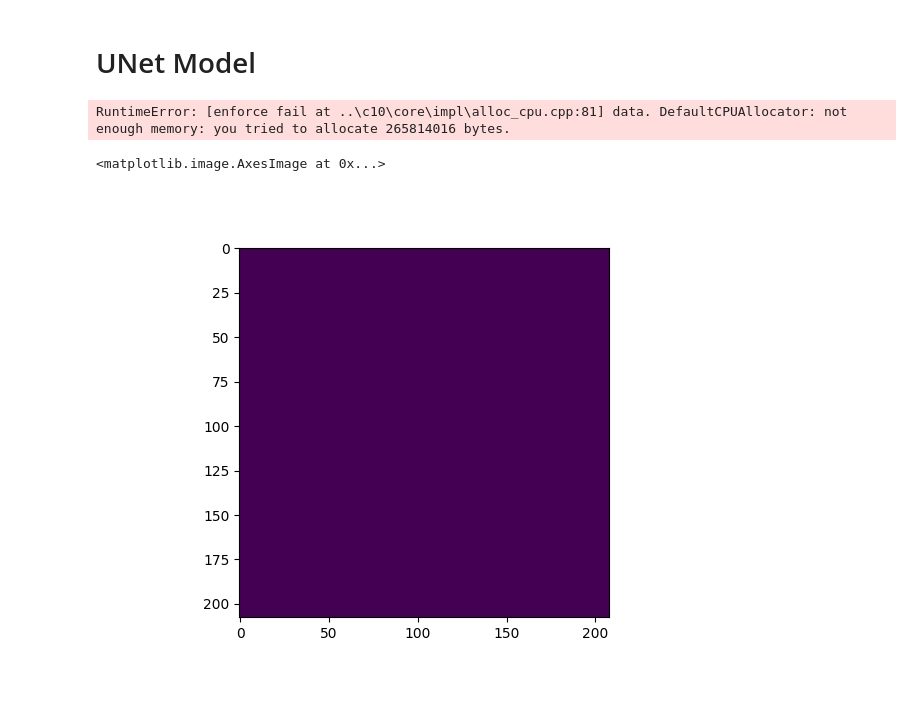
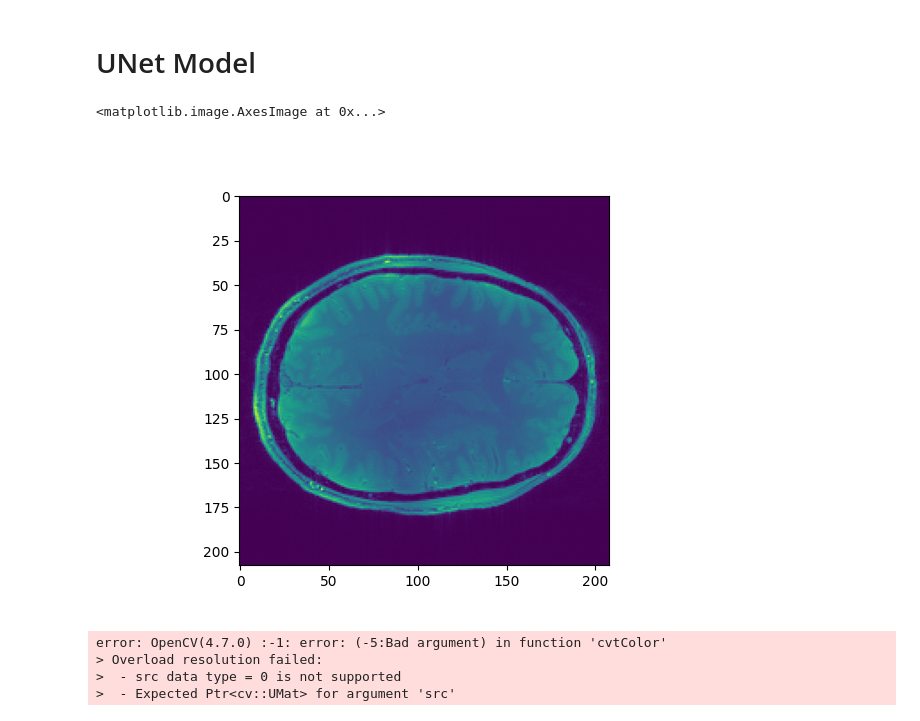
Before and after one commit to Mehdi5578/3DPU_Plateau_Problem, a Jupyter notebook: 3D_Skull_Stripping.ipynb, the cells around one changed output. Drawn from its saved outputs; the diff is of its cells as text; code cells hidden in the pictures.

```diff
--- a/3D_Skull_Stripping.ipynb
+++ b/3D_Skull_Stripping.ipynb
@@ -185,10 +185,8 @@ class UNet3D(nn.Module):
         out = self.s_block1(out, residual_level1)
         return out
 # %%
-model = UNet3D(in_channels = 1, num_classes = 2)
+model = UNet3D(in_channels = 1, num_classes = 1)
 mask = (mag_data > 46)
 mask = torch.Tensor(mask).unsqueeze(0).unsqueeze(0)
 cv3 = nn.Conv3d(in_channels= 1, out_channels=3//2, kernel_size=(3,3,3), padding=1)
 resp = model(mask)
-# %% [output]
-RuntimeError: [enforce fail at ..\c10\core\impl\alloc_cpu.cpp:81] data. DefaultCPUAllocator: not enough memory: you tried to allocate 265814016 bytes.
@@ -199,6 +193,36 @@ for _ in tqdm(range(10)):
-# %%
-plt.figure()
-plt.imshow(1-(mag_data > th)[:,:,15]*(1 - mask[:,:,15]))
-# %% [output]
-<matplotlib.image.AxesImage at 0x...>
-[figure, removed]
+# %%
+# # plt.figure()
+# # plt.imshow(resp[0,0,:,:,15].detach().numpy())
+
+# Z = 100*np.array(resp.detach().numpy())
+# Z = Z.flatten()
+
+
+# th = find_best_threshold(Z)
+# th
+mask = mag_data
+img= mask
+img = np.array(img*255,dtype = np.uint8)
+plt.figure()
+
+
+# dilation = cv2.dilate(img,kernel,iterations = 1)
+
+
+kernel = np.ones((5,5),np.uint8)
+erosion = cv2.erode(img,np.ones((10,10),np.uint8),iterations = 1)
+dilation = cv2.dilate(erosion,np.ones((10,10),np.uint8),iterations = 1)
+
+plt.imshow(mag_data[:,:,45])
+# %% [output]
+<matplotlib.image.AxesImage at 0x...>
+[figure, added]
+# %%
+
+mask = np.array(mag_data > 46)[:,:,45]
+image = cv2.cvtColor(mask, cv2.COLOR_GRAY2BGR)
+# %% [output]
+error: OpenCV(4.7.0) :-1: error: (-5:Bad argument) in function 'cvtColor'
+> Overload resolution failed:
+>  - src data type = 0 is not supported
+>  - Expected Ptr<cv::UMat> for argument 'src'
```
Also changed, not shown: parts of 5 cells of this notebook.
